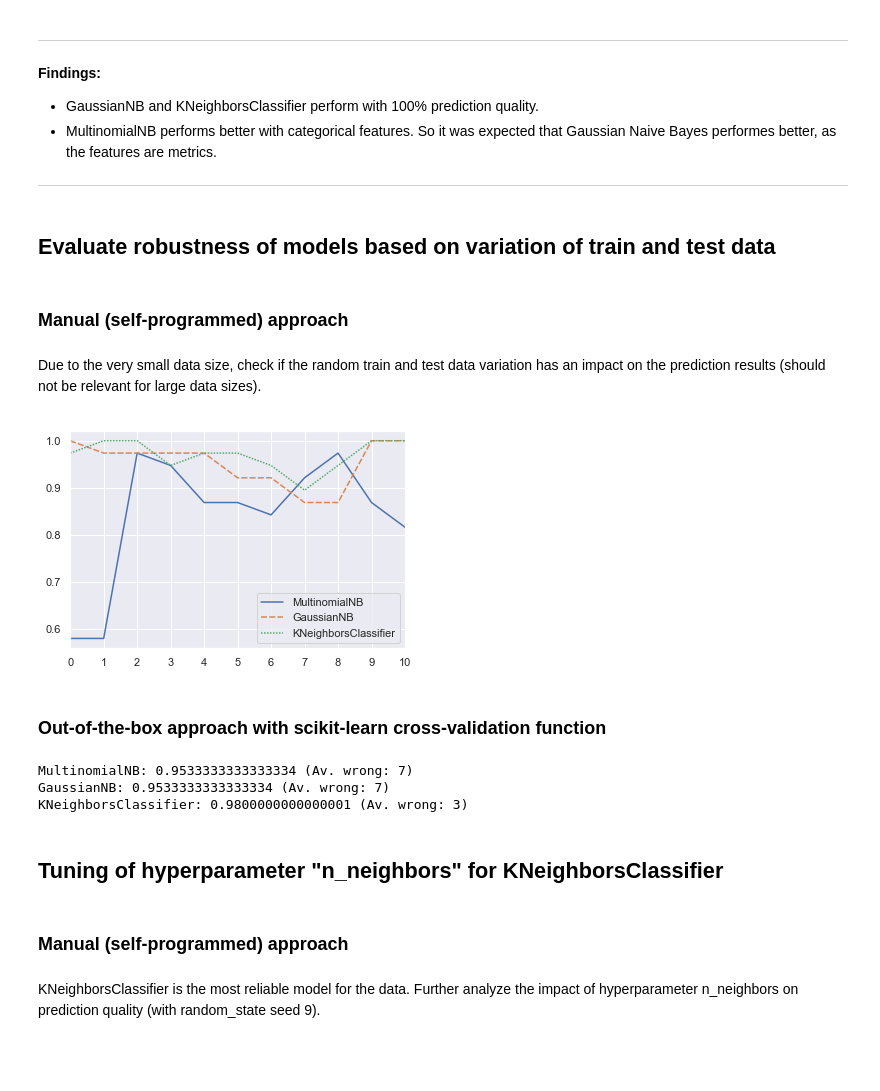
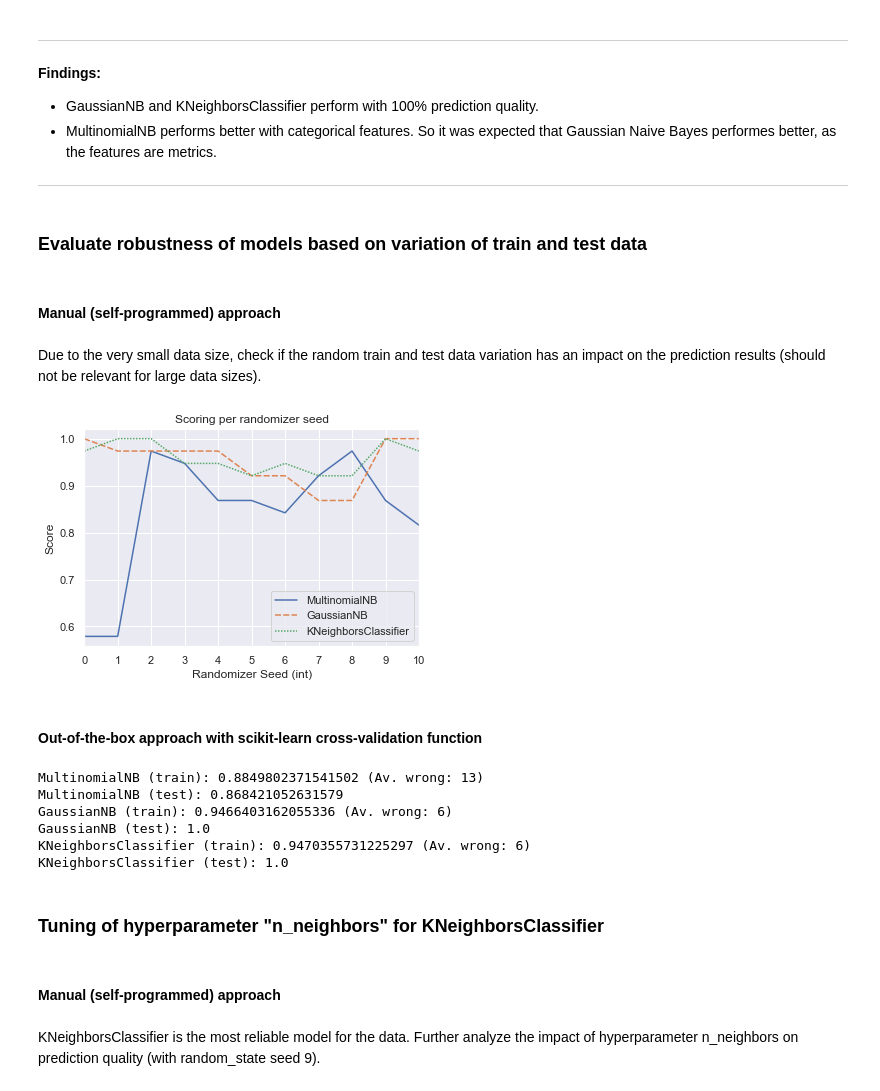
Before and after one commit to omoell/IRIS_classification, a Jupyter notebook: IRIS_classification.ipynb, the cells around one changed output. Cells and saved outputs as stored; diff of their text form; code cells hidden in the pictures; blank space fills up the shorter version.

```diff
--- a/IRIS_classification.ipynb
+++ b/IRIS_classification.ipynb
@@ -171,7 +174,7 @@ Define the models to be used.
 # %%
 mnb = MultinomialNB()
 gnb = GaussianNB()
-knn = KNeighborsClassifier(n_neighbors=3)
+knn = KNeighborsClassifier(n_neighbors=1)
 
 models = [mnb, gnb, knn]
 # %% [markdown]
@@ -200,50 +203,59 @@ KNeighborsClassifier: 1.0 (Wrong: 0)
  - MultinomialNB performs better with categorical features. So it was expected that Gaussian Naive Bayes performes better, as the features are metrics.
 ---
 # %% [markdown]
-## Evaluate robustness of models based on variation of train and test data
+### Evaluate robustness of models based on variation of train and test data
 # %% [markdown]
-### Manual (self-programmed) approach
+#### Manual (self-programmed) approach
 # %% [markdown]
 Due to the very small data size, check if the random train and test data variation has an impact on the prediction results (should not be relevant for large data sizes).
 # %%
 def sampling(models, X_samp, y_samp, randoms):
     results_dict = {}
     for model in models:
         results = []
-        for random in range(0, (randoms+1)):
+        for random in range(randoms+1):
             X_train_samp, X_test_samp, y_train_samp, y_test_samp = train_test_split(X_samp, y_samp, random_state=random, test_size=.25)
             model.fit(X_train_samp, y_train_samp)
             results.append(model.score(X_test_samp, y_test_samp))
         results_dict[model.__class__.__name__] = results
     return results_dict
 
 randoms = 10
 results_random = sampling(models, X, y, randoms)
 random_df = pd.DataFrame(results_random)
 sns.lineplot(data=random_df)
 plt.xlim(0,10)
+plt.title("Scoring per randomizer seed")
+plt.ylabel("Score")
+plt.xlabel("Randomizer Seed (int)")
 plt.xticks([i for i in range(0, (randoms+1))]);
 # %% [output]
-[figure, old version]
+[figure, new version]
 # %% [markdown]
-### Out-of-the-box approach with scikit-learn cross-validation function
+#### Out-of-the-box approach with scikit-learn cross-validation function
 # %%
-def model_cross_eval(model, name, X, y):
-    scores = cross_val_score(model, X, y, cv=5)
+def model_cross_eval(model, name, X_train, y_train, X_test, y_test):
+    model.fit(X_train, y_train)
+    scores = cross_val_score(model, X_train, y_train, cv=5)
     av_score = np.mean(scores)
-    av_wrong = round((1-av_score) * len(y))
-    print(f"{name}: {av_score} (Av. wrong: {int(av_wrong)})")
+    av_wrong = round((1-av_score) * len(y_train))
+    print(f"{name} (train): {av_score} (Av. wrong: {int(av_wrong)})")
+    test_score = model.score(X_test, y_test)
+    print(f"{name} (test): {test_score}")
 
 for model in models:
-    model_cross_eval(model, model.__class__.__name__, X, y)
+    model_cross_eval(model, model.__class__.__name__, X_train, y_train, X_test, y_test)
 # %% [output]
-MultinomialNB: 0.9533333333333334 (Av. wrong: 7)
-GaussianNB: 0.9533333333333334 (Av. wrong: 7)
-KNeighborsClassifier: 0.9800000000000001 (Av. wrong: 3)
+MultinomialNB (train): 0.8849802371541502 (Av. wrong: 13)
+MultinomialNB (test): 0.868421052631579
+GaussianNB (train): 0.9466403162055336 (Av. wrong: 6)
+GaussianNB (test): 1.0
+KNeighborsClassifier (train): 0.9470355731225297 (Av. wrong: 6)
+KNeighborsClassifier (test): 1.0
 # %% [markdown]
-## Tuning of hyperparameter "n_neighbors" for KNeighborsClassifier
+### Tuning of hyperparameter "n_neighbors" for KNeighborsClassifier
 # %% [markdown]
-### Manual (self-programmed) approach
+#### Manual (self-programmed) approach
 # %% [markdown]
 KNeighborsClassifier is the most reliable model for the data. Further analyze the impact of hyperparameter n_neighbors on prediction quality (with random_state seed 9).
 # %%
```
Also changed, not shown: parts of 19 cells of this notebook.
